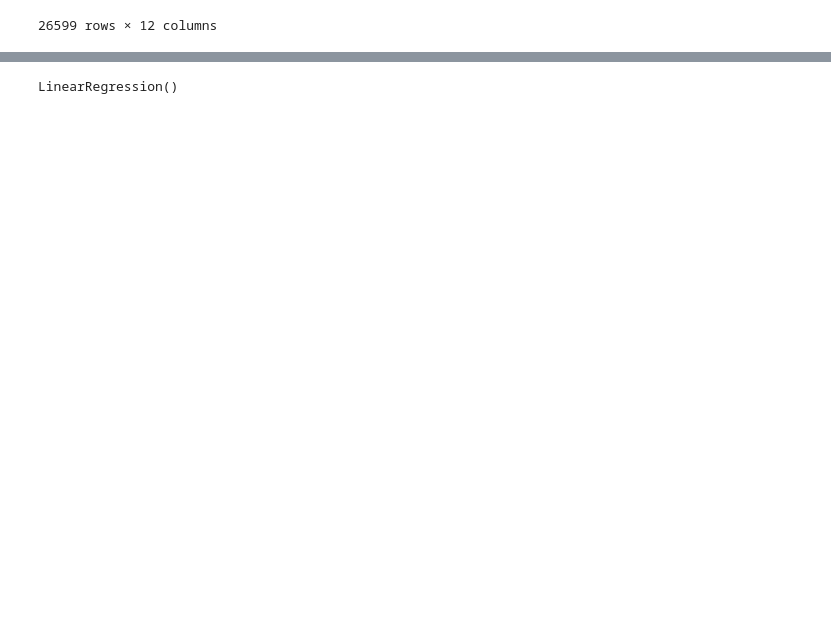
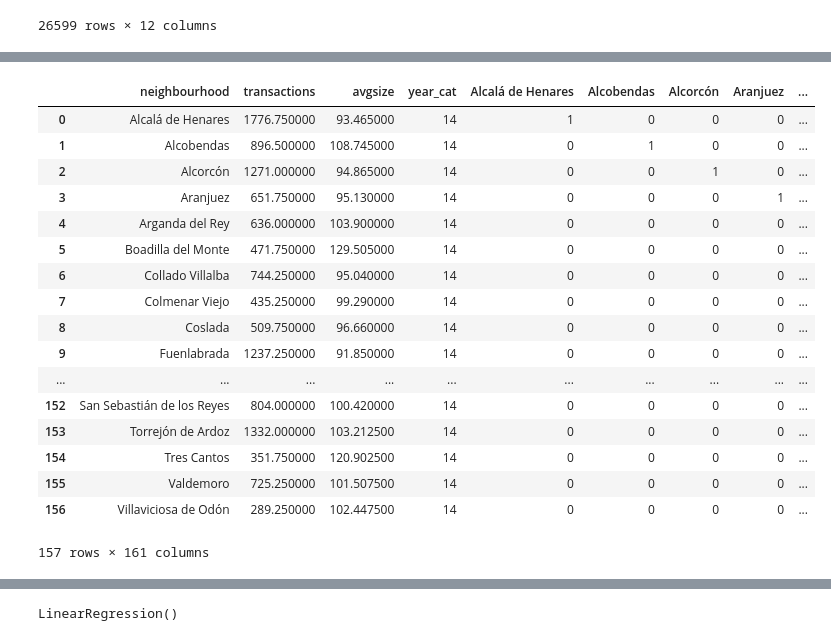
Before and after one commit to palvgoya/house_investment_finder, a Jupyter notebook: Madhouse Finder.ipynb, the cells around one changed output, grey strips where cells are left out. Saved outputs shown, nothing was run; the diff lists cells and outputs as text; code cells hidden in the pictures; blank space fills up the shorter version.

Commit message:
Complete ML for past data
ML for past data by neighbourhood done and added to the full dataset

```diff
--- a/Madhouse Finder.ipynb
+++ b/Madhouse Finder.ipynb
@@ -537,0 +318,37 @@ x_train,x_test,y_train,y_test=train_test_split(X,y,test_size=0.35,random_state=4
+# %%
+df_past_mad['year']=pd.to_datetime(df_past_mad['year'])
+# %%
+index=range(0,157)
+columns=['neighbourhood','transactions','avgsize','year_cat']
+
+df_pred_past=pd.DataFrame(index=index, columns=columns)
+
+df_pred_past['year_cat']=14
+df_pred_past['neighbourhood']=df_past_mad['neighbourhood']
+df_pred_past['transactions']=df_past_mad.groupby('neighbourhood')['transactions'].mean().values
+df_pred_past['avgsize']=df_past_mad.groupby('neighbourhood')['avgsize'].mean().values
+
+onehot_enc_pred = pd.get_dummies(df_pred_past['neighbourhood'])
+
+df_pred_past = pd.concat([df_pred_past, onehot_enc_pred], axis=1, join="inner")
+
+df_pred_past
+# %% [output]
+|  | neighbourhood | transactions | avgsize | year_cat | Alcalá de Henares | Alcobendas | Alcorcón | Aranjuez | ... |
+| 0 | Alcalá de Henares | 1776.750000 | 93.465000 | 14 | 1 | 0 | 0 | 0 | ... |
+| 1 | Alcobendas | 896.500000 | 108.745000 | 14 | 0 | 1 | 0 | 0 | ... |
+| 2 | Alcorcón | 1271.000000 | 94.865000 | 14 | 0 | 0 | 1 | 0 | ... |
+| 3 | Aranjuez | 651.750000 | 95.130000 | 14 | 0 | 0 | 0 | 1 | ... |
+| 4 | Arganda del Rey | 636.000000 | 103.900000 | 14 | 0 | 0 | 0 | 0 | ... |
+| 5 | Boadilla del Monte | 471.750000 | 129.505000 | 14 | 0 | 0 | 0 | 0 | ... |
+| 6 | Collado Villalba | 744.250000 | 95.040000 | 14 | 0 | 0 | 0 | 0 | ... |
+| 7 | Colmenar Viejo | 435.250000 | 99.290000 | 14 | 0 | 0 | 0 | 0 | ... |
+| 8 | Coslada | 509.750000 | 96.660000 | 14 | 0 | 0 | 0 | 0 | ... |
+| 9 | Fuenlabrada | 1237.250000 | 91.850000 | 14 | 0 | 0 | 0 | 0 | ... |
+| ... | ... | ... | ... | ... | ... | ... | ... | ... | ... |
+| 152 | San Sebastián de los Reyes | 804.000000 | 100.420000 | 14 | 0 | 0 | 0 | 0 | ... |
+| 153 | Torrejón de Ardoz | 1332.000000 | 103.212500 | 14 | 0 | 0 | 0 | 0 | ... |
+| 154 | Tres Cantos | 351.750000 | 120.902500 | 14 | 0 | 0 | 0 | 0 | ... |
+| 155 | Valdemoro | 725.250000 | 101.507500 | 14 | 0 | 0 | 0 | 0 | ... |
+| 156 | Villaviciosa de Odón | 289.250000 | 102.447500 | 14 | 0 | 0 | 0 | 0 | ... |
+157 rows × 161 columns
```
Also changed, not shown: parts of 91 cells of this notebook.
